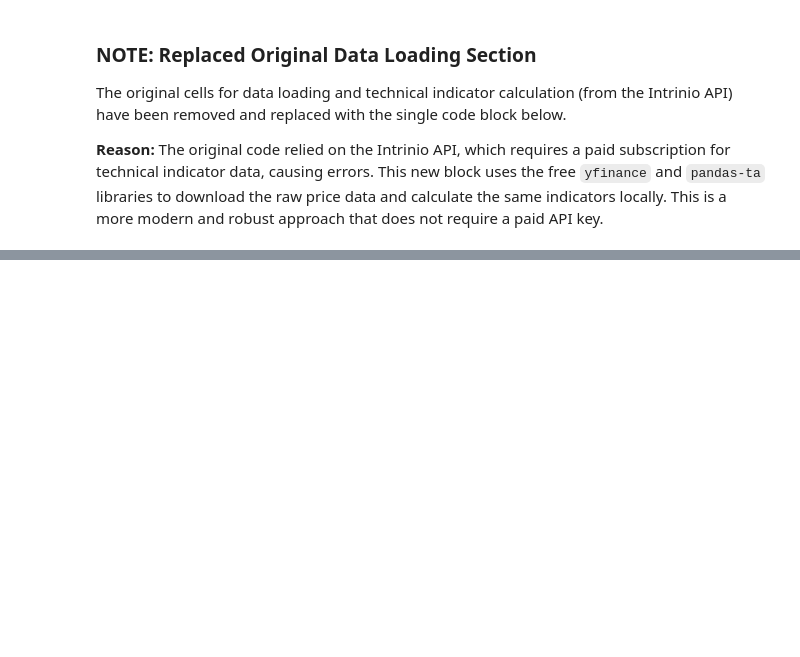
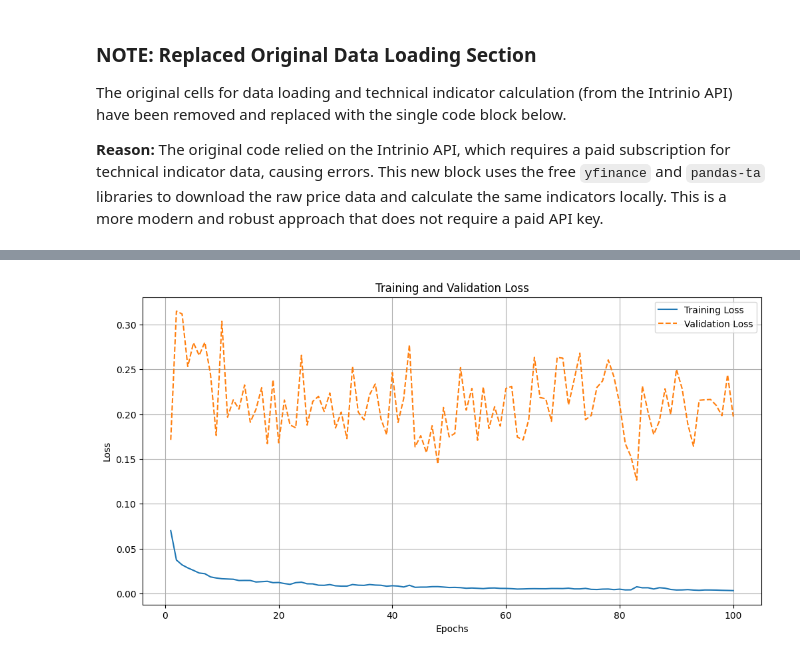
Before and after one commit to Safwannn89/Mastering-Python-for-Finance-Second-Edition, a Jupyter notebook: Chapter11/Chapter_11_Deep_Learning_for_Finance.ipynb, the cells around one changed output, grey strips where cells are left out. Cells and saved outputs as stored; diff of their text form; code cells hidden in the pictures; blank space fills up the shorter version.

```diff
--- a/Chapter11/Chapter_11_Deep_Learning_for_Finance.ipynb
+++ b/Chapter11/Chapter_11_Deep_Learning_for_Finance.ipynb
@@ -116,0 +178,20 @@ ValueError: Data download failed. The DataFrame is empty. Please check your tick
+# %%
+import matplotlib.pyplot as plt
+
+# Extract Loss Only
+train_loss = history.history['loss']
+val_loss = history.history['val_loss']
+epochs = range(1, len(train_loss) + 1)
+
+# Plot Loss
+plt.figure(figsize=(12, 6))
+plt.plot(epochs, train_loss, label='Training Loss')
+plt.plot(epochs, val_loss, '--', label='Validation Loss')
+plt.title('Training and Validation Loss')
+plt.xlabel('Epochs')
+plt.ylabel('Loss')
+plt.legend()
+plt.grid(True)
+plt.show()
+# %% [output]
+[figure, added]
```
Also changed, not shown: parts of 3 cells of this notebook, 1 other file.
